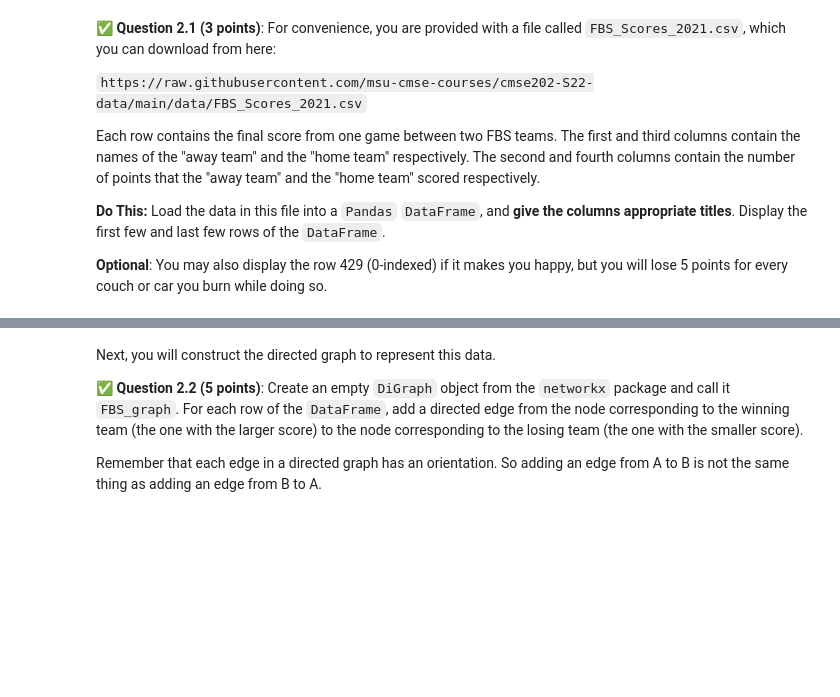
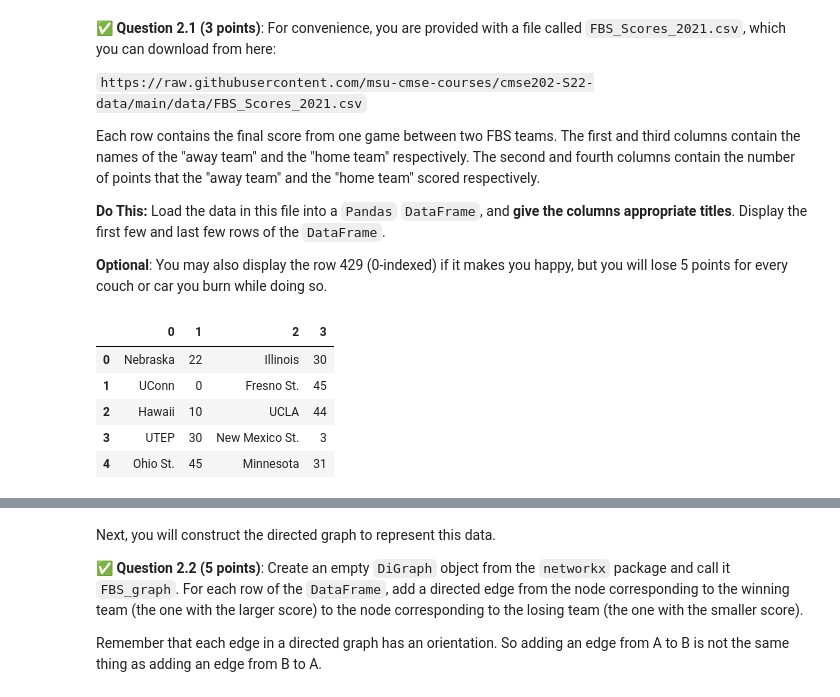
Before and after one commit to silentsiren701/cmse202-s22-turnin, a Jupyter notebook: Final/CMSE202-Final-Section003-STUDENT.ipynb, the cells around one changed output, grey strips where cells are left out. Saved outputs shown, nothing was run; the diff lists cells and outputs as text; code cells hidden in the pictures; blank space fills up the shorter version.

```diff
--- a/Final/CMSE202-Final-Section003-STUDENT.ipynb
+++ b/Final/CMSE202-Final-Section003-STUDENT.ipynb
@@ -76,0 +80,9 @@ Each row contains the final score from one game between two FBS teams. The first
+# %%
+FBS.head()
+# %% [output]
+|  | 0 | 1 | 2 | 3 |
+| 0 | Nebraska | 22 | Illinois | 30 |
+| 1 | UConn | 0 | Fresno St. | 45 |
+| 2 | Hawaii | 10 | UCLA | 44 |
+| 3 | UTEP | 30 | New Mexico St. | 3 |
+| 4 | Ohio St. | 45 | Minnesota | 31 |
```
Also changed, not shown: parts of 20 cells of this notebook.
